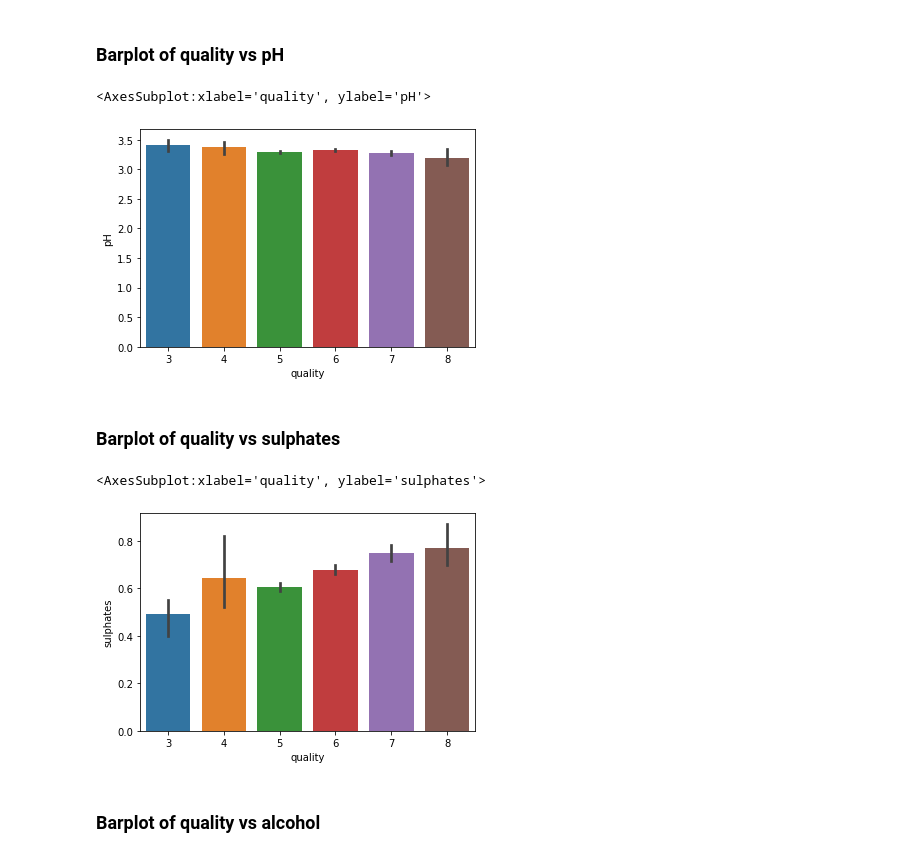
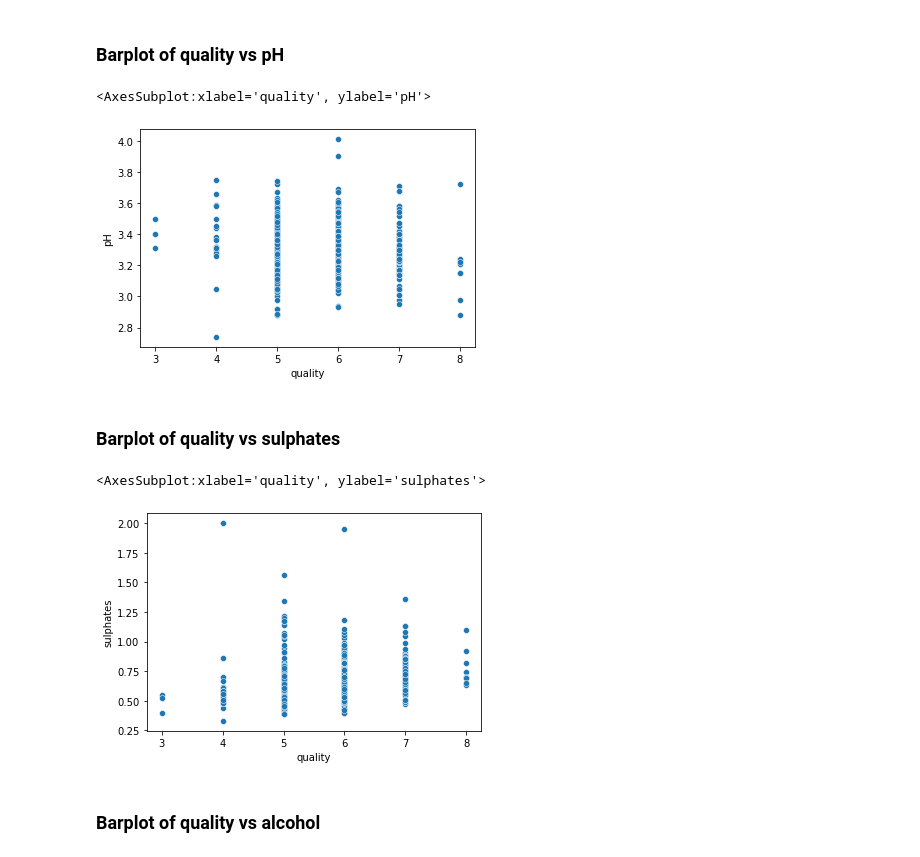
Before and after one commit to Michael-Austin-Mesa/wine-classification-project, a Jupyter notebook: explore.ipynb, the cells around one changed output. Drawn from its saved outputs; the diff is of its cells as text; code cells hidden in the pictures.

Commit message:
additional exploration into features versus quality

```diff
--- a/explore.ipynb
+++ b/explore.ipynb
@@ -116,17 +116,17 @@ sb.barplot(data=train, x=train['quality'],y=train['fixed acidity'])
 # %% [markdown]
 ### Barplot of quality vs pH
 # %%
-sb.barplot(data=train, x=train['quality'],y=train['pH'])
+sb.scatterplot(data=train, x=train['quality'],y=train['pH'])
 # %% [output]
 <AxesSubplot:xlabel='quality', ylabel='pH'>
-[figure, old version]
+[figure, new version]
 # %% [markdown]
 ### Barplot of quality vs sulphates
 # %%
-sb.barplot(data=train, x=train['quality'],y=train['sulphates'])
+sb.scatterplot(data=train, x=train['quality'],y=train['sulphates'])
 # %% [output]
 <AxesSubplot:xlabel='quality', ylabel='sulphates'>
-[figure, old version]
+[figure, new version]
 # %% [markdown]
 ### Barplot of quality vs alcohol
 # %%
```
Also changed, not shown: parts of 3 cells of this notebook.
